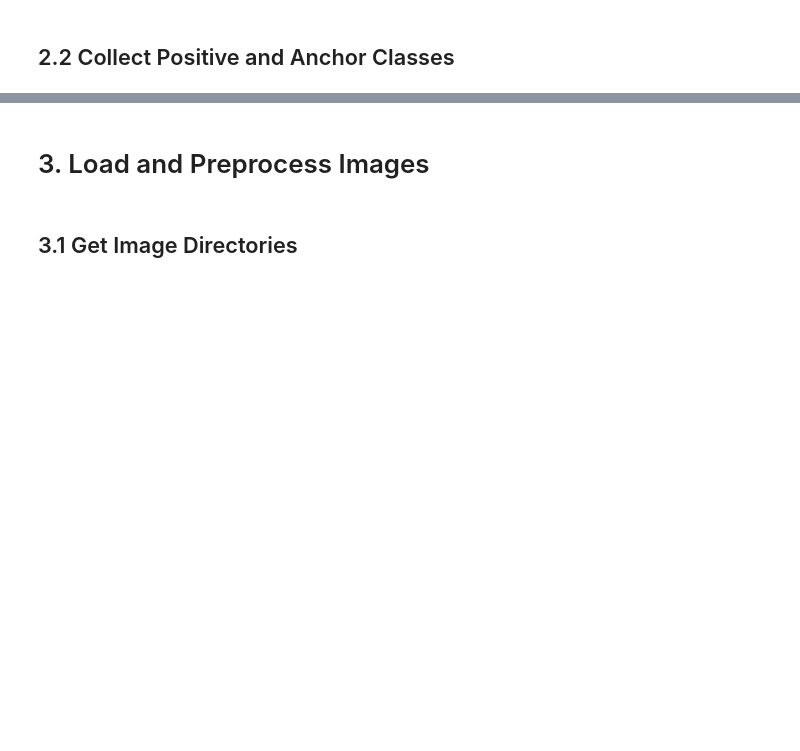
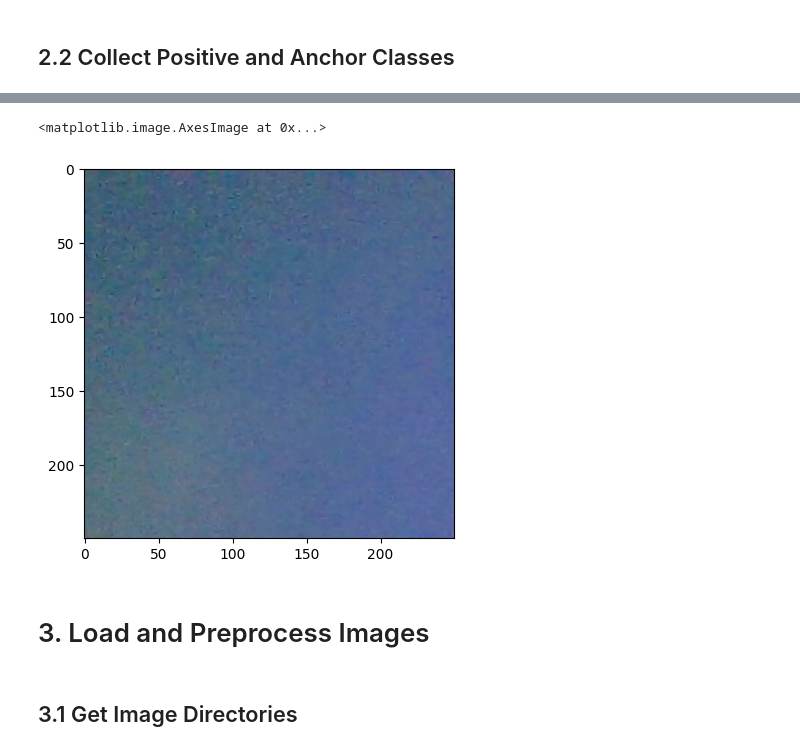
Before and after one commit to Niranjan-GopaL/Exploring__Open_CV__, a Jupyter notebook: FaceRecognition/Facial Verification with a Siamese Network - Part 1.ipynb, the cells around one changed output, grey strips where cells are left out. Drawn from its saved outputs; the diff is of its cells as text; code cells hidden in the pictures; blank space fills up the shorter version.

```diff
--- a/FaceRecognition/Facial Verification with a Siamese Network - Part 1.ipynb
+++ b/FaceRecognition/Facial Verification with a Siamese Network - Part 1.ipynb
@@ -48,0 +167,5 @@ os.makedirs(ANC_PATH)
+# %%
+plt.imshow(new_frame) # essentially, just the TOP LEFT CORNER ; so we tweek this till it can reach our face
+# %% [output]
+<matplotlib.image.AxesImage at 0x...>
+[figure, added]
```
Also changed, not shown: parts of 27 cells of this notebook.
